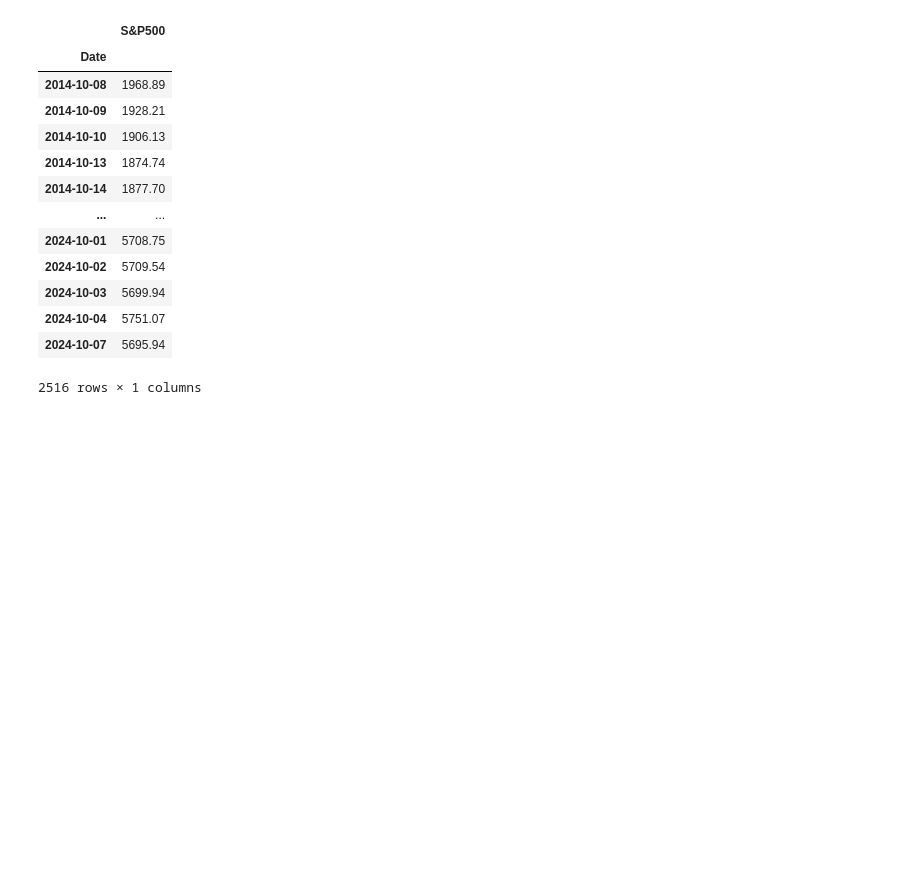
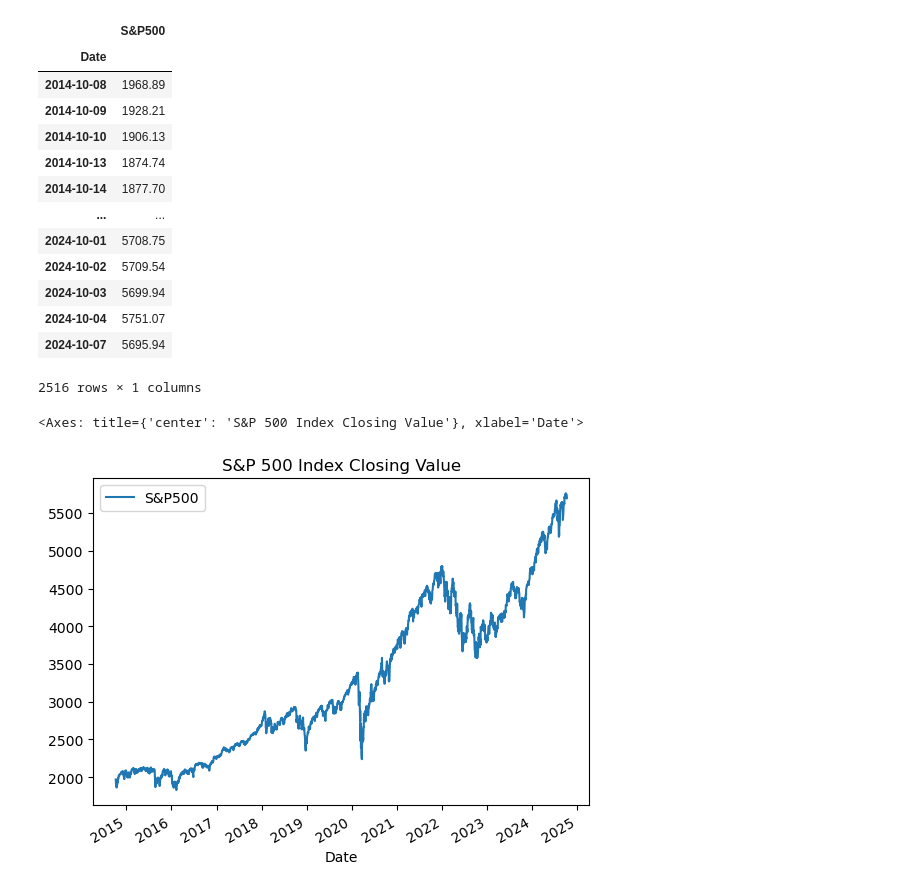
Before and after one commit to KingCam12/Project1_Group3, a Jupyter notebook: project1_group3.ipynb, the cells around one changed output. Saved outputs shown, nothing was run; the diff lists cells and outputs as text; code cells hidden in the pictures; blank space fills up the shorter version.

```diff
--- a/project1_group3.ipynb
+++ b/project1_group3.ipynb
@@ -132,5 +112,11 @@ sp500_data
 | 2024-10-04 | 5751.07 |
 | 2024-10-07 | 5695.94 |
 2516 rows × 1 columns
+# %%
+# Plot the closing value of S&P 500 stock index
+sp500_data.plot(title="S&P 500 Index Closing Value")
+# %% [output]
+<Axes: title={'center': 'S&P 500 Index Closing Value'}, xlabel='Date'>
+[figure, added]
 # %%
 # Join by Columns and add stock tocker as the key
```
Also changed, not shown: parts of 10 cells of this notebook, 8 other files.
